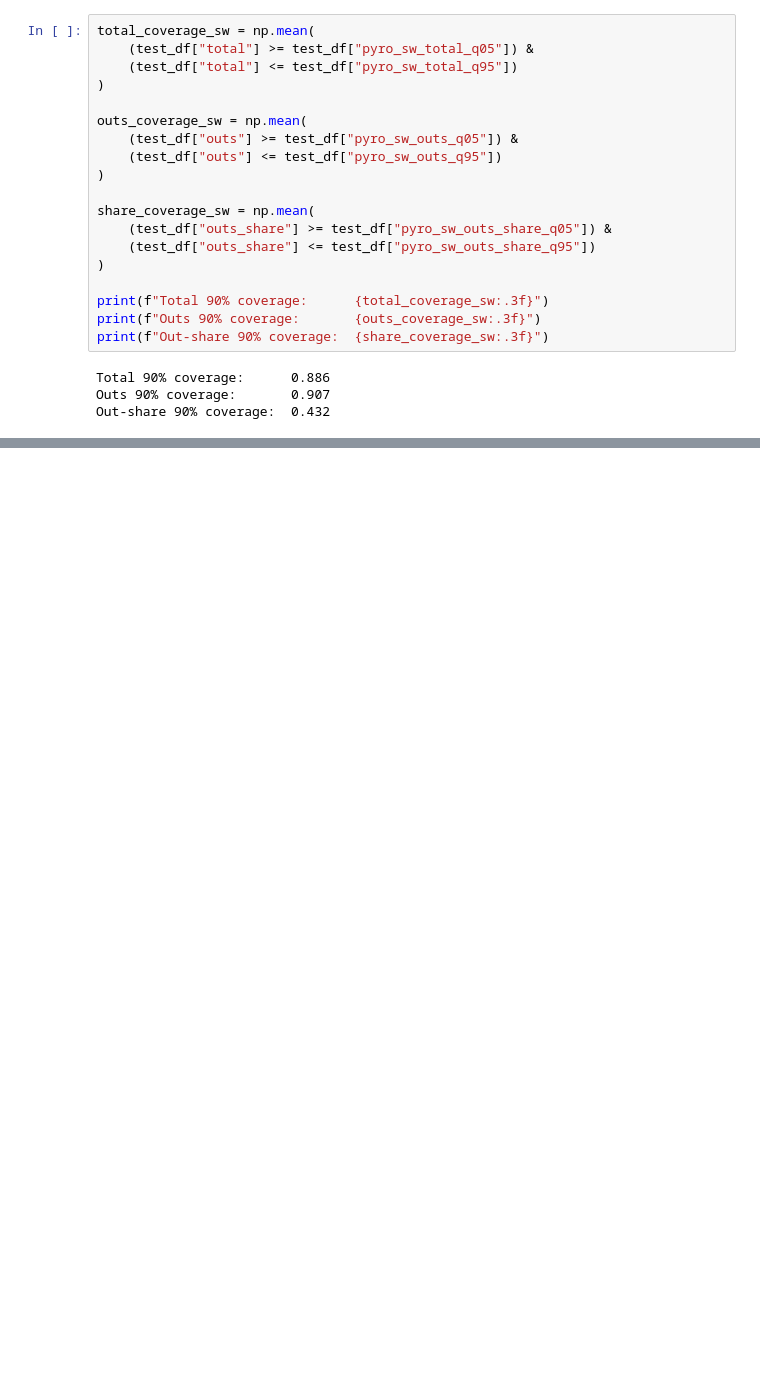
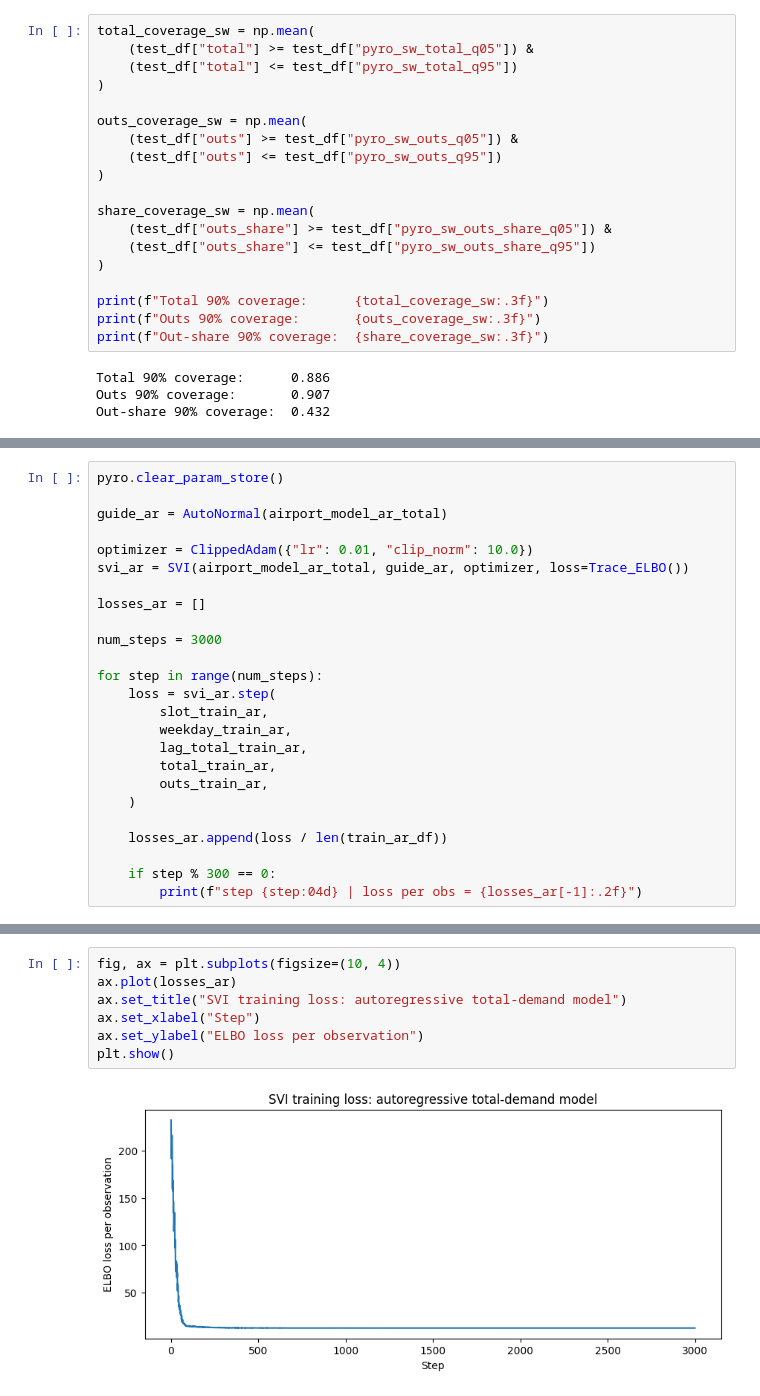
Before and after one commit to cri3t14n/CopenMetroAnalysis, a Jupyter notebook: IndividualWork/Cristian/pyro_model.ipynb, the cells around one changed output, grey strips where cells are left out. Cells and saved outputs as stored; diff of their text form; blank space fills up the shorter version.

Commit message:
airport model improved

```diff
--- a/IndividualWork/Cristian/pyro_model.ipynb
+++ b/IndividualWork/Cristian/pyro_model.ipynb
@@ -414,0 +566,25 @@ Out-share 90% coverage:  0.432
+# %%
+pyro.clear_param_store()
+
+guide_ar = AutoNormal(airport_model_ar_total)
+
+optimizer = ClippedAdam({"lr": 0.01, "clip_norm": 10.0})
+svi_ar = SVI(airport_model_ar_total, guide_ar, optimizer, loss=Trace_ELBO())
+
+losses_ar = []
+
+num_steps = 3000
+
+for step in range(num_steps):
+    loss = svi_ar.step(
+        slot_train_ar,
+        weekday_train_ar,
+        lag_total_train_ar,
+        total_train_ar,
+        outs_train_ar,
+    )
+
+    losses_ar.append(loss / len(train_ar_df))
+
+    if step % 300 == 0:
+        print(f"step {step:04d} | loss per obs = {losses_ar[-1]:.2f}")
@@ -414,0 +602,9 @@ Out-share 90% coverage:  0.432
+# %%
+fig, ax = plt.subplots(figsize=(10, 4))
+ax.plot(losses_ar)
+ax.set_title("SVI training loss: autoregressive total-demand model")
+ax.set_xlabel("Step")
+ax.set_ylabel("ELBO loss per observation")
+plt.show()
+# %% [output]
+[figure, added]
```
Also changed, not shown: parts of 23 cells of this notebook.
